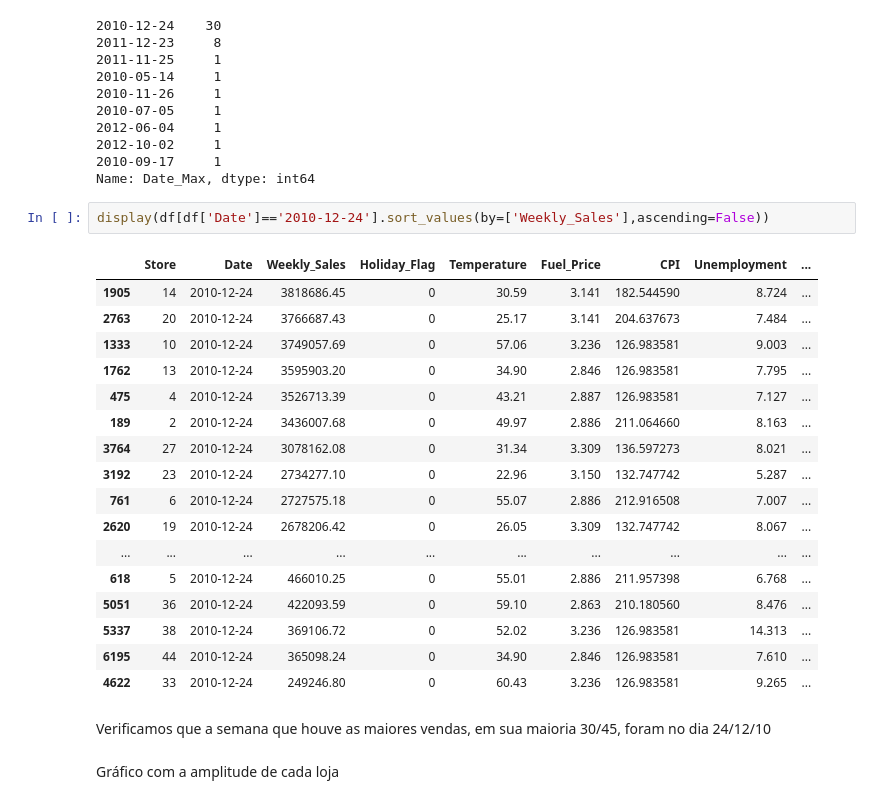
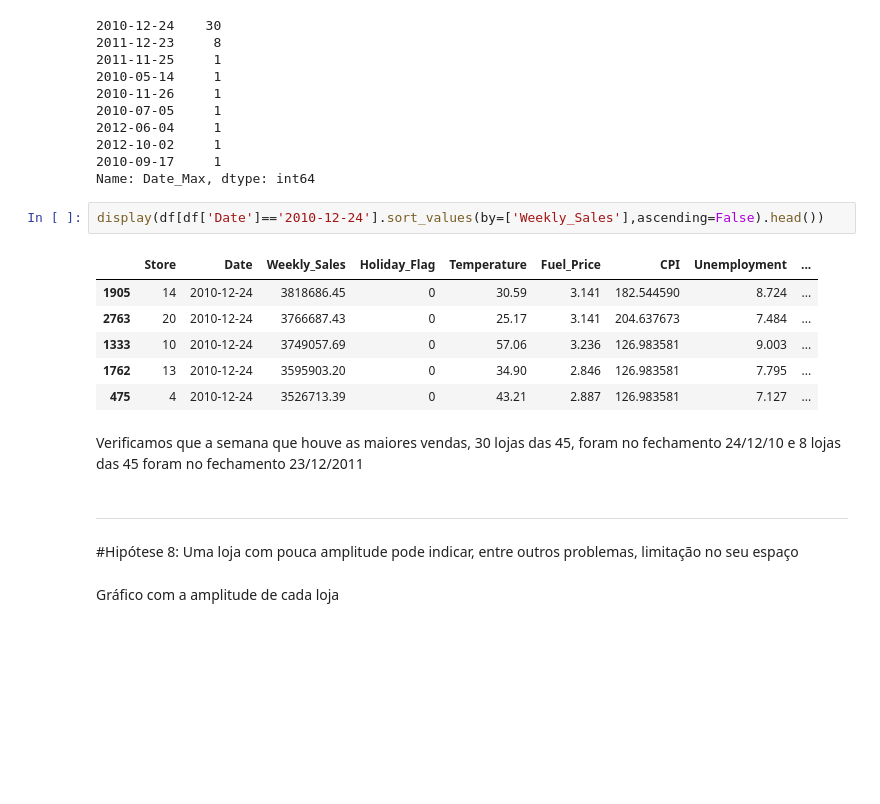
Before and after one commit to GingerLeh/deliverable-2, a Jupyter notebook: Deliverable2_grupo21_dex04.ipynb, the cells around one changed output. Saved outputs shown, nothing was run; the diff lists cells and outputs as text; blank space fills up the shorter version.

```diff
--- a/Deliverable2_grupo21_dex04.ipynb
+++ b/Deliverable2_grupo21_dex04.ipynb
@@ -722,27 +701,20 @@ df_sales['Date_Max'].value_counts()
 2010-09-17     1
 Name: Date_Max, dtype: int64
 # %%
-display(df[df['Date']=='2010-12-24'].sort_values(by=['Weekly_Sales'],ascending=False))
+display(df[df['Date']=='2010-12-24'].sort_values(by=['Weekly_Sales'],ascending=False).head())
 # %% [output]
 |  | Store | Date | Weekly_Sales | Holiday_Flag | Temperature | Fuel_Price | CPI | Unemployment | ... |
 | 1905 | 14 | 2010-12-24 | 3818686.45 | 0 | 30.59 | 3.141 | 182.544590 | 8.724 | ... |
 | 2763 | 20 | 2010-12-24 | 3766687.43 | 0 | 25.17 | 3.141 | 204.637673 | 7.484 | ... |
 | 1333 | 10 | 2010-12-24 | 3749057.69 | 0 | 57.06 | 3.236 | 126.983581 | 9.003 | ... |
 | 1762 | 13 | 2010-12-24 | 3595903.20 | 0 | 34.90 | 2.846 | 126.983581 | 7.795 | ... |
 | 475 | 4 | 2010-12-24 | 3526713.39 | 0 | 43.21 | 2.887 | 126.983581 | 7.127 | ... |
-| 189 | 2 | 2010-12-24 | 3436007.68 | 0 | 49.97 | 2.886 | 211.064660 | 8.163 | ... |
-| 3764 | 27 | 2010-12-24 | 3078162.08 | 0 | 31.34 | 3.309 | 136.597273 | 8.021 | ... |
-| 3192 | 23 | 2010-12-24 | 2734277.10 | 0 | 22.96 | 3.150 | 132.747742 | 5.287 | ... |
-| 761 | 6 | 2010-12-24 | 2727575.18 | 0 | 55.07 | 2.886 | 212.916508 | 7.007 | ... |
-| 2620 | 19 | 2010-12-24 | 2678206.42 | 0 | 26.05 | 3.309 | 132.747742 | 8.067 | ... |
-| ... | ... | ... | ... | ... | ... | ... | ... | ... | ... |
-| 618 | 5 | 2010-12-24 | 466010.25 | 0 | 55.01 | 2.886 | 211.957398 | 6.768 | ... |
-| 5051 | 36 | 2010-12-24 | 422093.59 | 0 | 59.10 | 2.863 | 210.180560 | 8.476 | ... |
-| 5337 | 38 | 2010-12-24 | 369106.72 | 0 | 52.02 | 3.236 | 126.983581 | 14.313 | ... |
-| 6195 | 44 | 2010-12-24 | 365098.24 | 0 | 34.90 | 2.846 | 126.983581 | 7.610 | ... |
-| 4622 | 33 | 2010-12-24 | 249246.80 | 0 | 60.43 | 3.236 | 126.983581 | 9.265 | ... |
 # %% [markdown]
-Verificamos que a semana que houve as maiores vendas, em sua maioria 30/45, foram no dia 24/12/10
+Verificamos que a semana que houve as maiores vendas, 30 lojas das 45, foram no fechamento 24/12/10 e 8 lojas das 45 foram no fechamento 23/12/2011
+# %% [markdown]
+---
+# %% [markdown]
+#Hipótese 8: Uma loja com pouca amplitude pode indicar, entre outros problemas, limitação no seu espaço
 # %% [markdown]
 Gráfico com a amplitude de cada loja
 # %%
```
Also changed, not shown: parts of 79 cells of this notebook.
